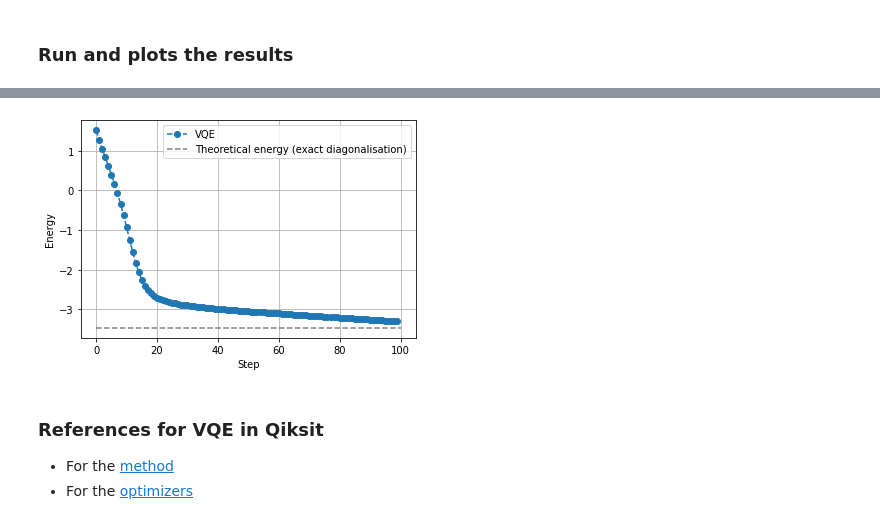
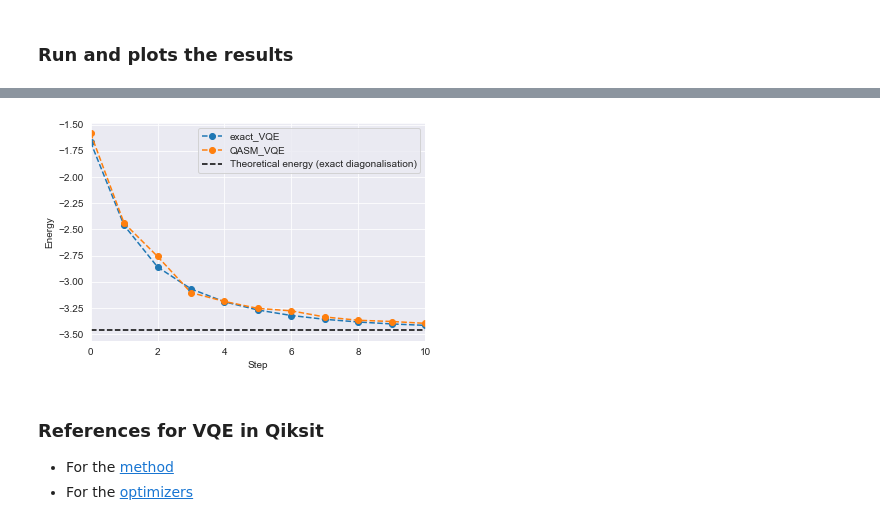
Before and after one commit to JuWu-19/Prepa-Hackathon, a Jupyter notebook: VQE_notebook.ipynb, the cells around one changed output, grey strips where cells are left out. Cells and saved outputs as stored; diff of their text form; code cells hidden in the pictures.

Commit message:
qasm

```diff
--- a/VQE_notebook.ipynb
+++ b/VQE_notebook.ipynb
@@ -185,7 +187,7 @@ def VQE(n_qubits,n_layer,op,ansatz,params,shots,instance,lr,n_reps):
         #Measure energy and save it
 
         E = energy(n_qubits,n_layer,op,ansatz,curr_params,shots,instance)
-        if i%10==0
+        if i%10==0:
             print('Run number: ',i+1)
             print('Energy:', E[0])
             print('========================= \n')
@@ -208,20 +210,32 @@ def VQE(n_qubits,n_layer,op,ansatz,params,shots,instance,lr,n_reps):
 # %%
 from qiskit import Aer
 from qiskit.utils import QuantumInstance
+from qiskit import IBMQ
+from qiskit.compiler import transpile, assemble
+from qiskit.providers.ibmq import least_busy
 
-backend = Aer.get_backend('statevector_simulator')
-qinstance = QuantumInstance(backend, seed_simulator=2, seed_transpiler=2)
+exact_backend = Aer.get_backend('statevector_simulator')
+qasm_backend = Aer.get_backend('qasm_simulator')
+qasm_instance = QuantumInstance(qasm_backend, seed_simulator=2, seed_transpiler=2)
+exact_instance = QuantumInstance(exact_backend, seed_simulator=2, seed_transpiler=2)
 
-
+token='my_token'
+IBMQ.save_account(token)
+provider = IBMQ.load_account()
 
 # Fix important parameters and the instance
 
 n_qubits = 3
-params   = np.zeros(4)
-shots    = 1
-n_reps   = 100
+
+shots    = 1000
+n_reps   = 50
 lr       = 0.05
-n_layer  = 4
+n_layer  = 3
 
-length = n_layer*(n_qubits + len(possible_pair('full',2,n_qubits)))
+length = n_layer*(3*n_qubits + len(possible_pair('full',2,n_qubits)))
 params   = np.random.rand(length)
+
+
+quantum_instance = least_busy(provider.backends(filters=lambda x: x.configuration().n_qubits >= n_qubits and
+                                   not x.configuration().simulator and x.status().operational==True))
+quantum_instance
@@ -228,4 +246,4 @@ params   = np.random.rand(length)
 # %%
-res = VQE(n_qubits,n_layer,H,feature_map_ansatz,params,shots,qinstance,lr,n_reps)
+res = VQE(n_qubits,n_layer,H,feature_map_ansatz,params,shots,exact_instance,lr,n_reps)
 # %% [output]
 Run number:  1
@@ -247 +265,3 @@ Energy: -3.295598222131373
 =========================
+# %%
+res_quasm= VQE(n_qubits,n_layer,H,feature_map_ansatz,params,shots,qasm_instance,lr,n_reps)
@@ -248,18 +288,20 @@ Energy: -3.295598222131373
 # %%
 ##Plot the results
 
 steps = list(range(n_reps))
 
-plt.plot(steps,res['energies'],marker='o',linestyle='dashed',label='VQE')
-plt.hlines(-3.46410162, xmin= 0.0, xmax=  100,label='Theoretical energy (exact diagonalisation)',linestyle ='dashed',color='grey')
+plt.plot(steps,res['energies'],marker='o',linestyle='dashed',label='exact_VQE')
+plt.plot(steps,res_quasm['energies'],marker='o',linestyle='dashed',label='QASM_VQE')
+plt.hlines(-3.46410162, xmin= 0.0, xmax=  50,label='Theoretical energy (exact diagonalisation)',linestyle ='dashed',color='black')
 plt.xlabel('Step')
 plt.ylabel('Energy')
+plt.xlim(0,10)
 plt.legend()
 plt.grid(True)
 
 plt.show()
 # %% [output]
-[figure, old version]
+[figure, new version]
 # %% [markdown]
 ### References for VQE in Qiksit
 
```
Also changed, not shown: parts of 9 cells of this notebook.
